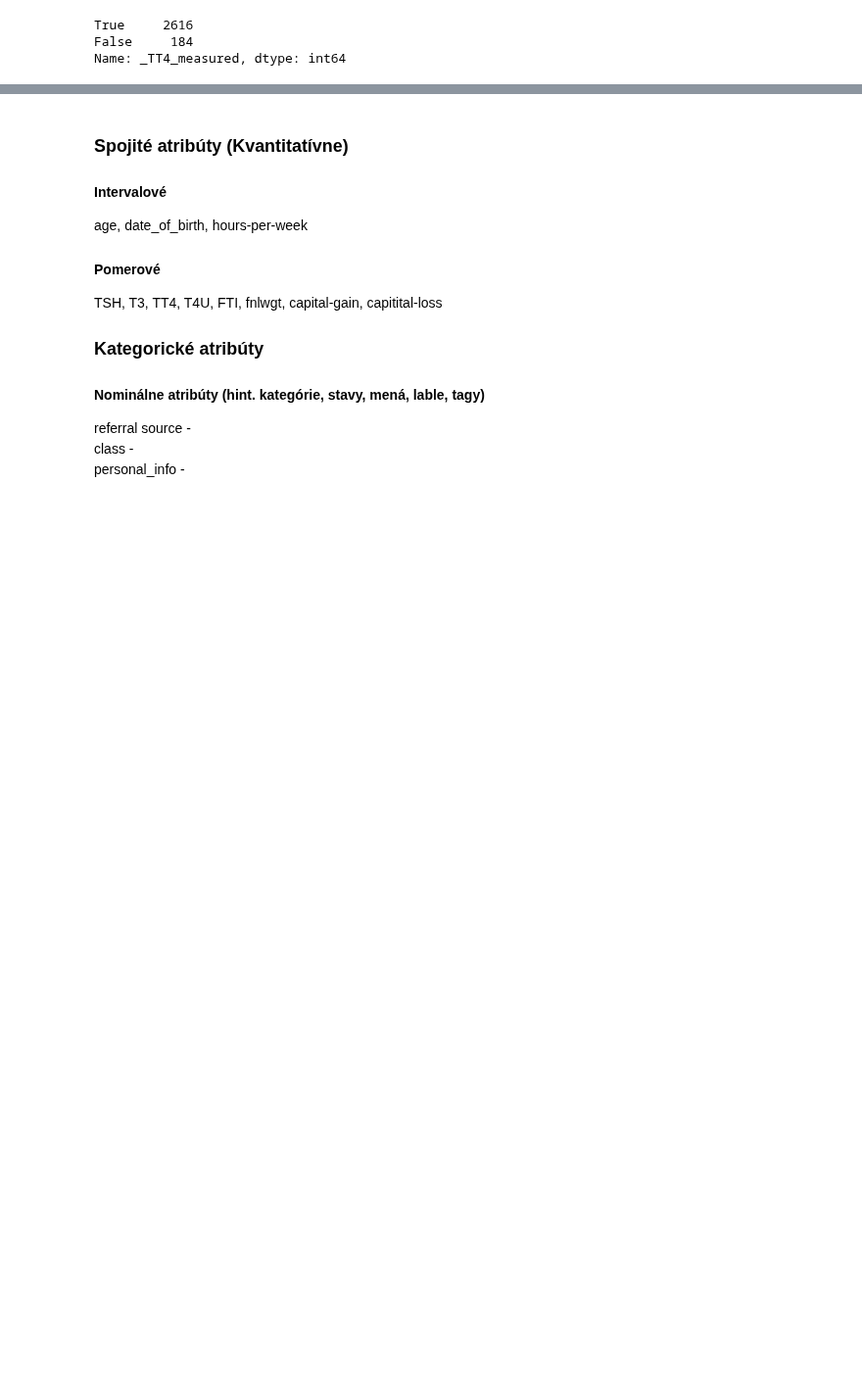
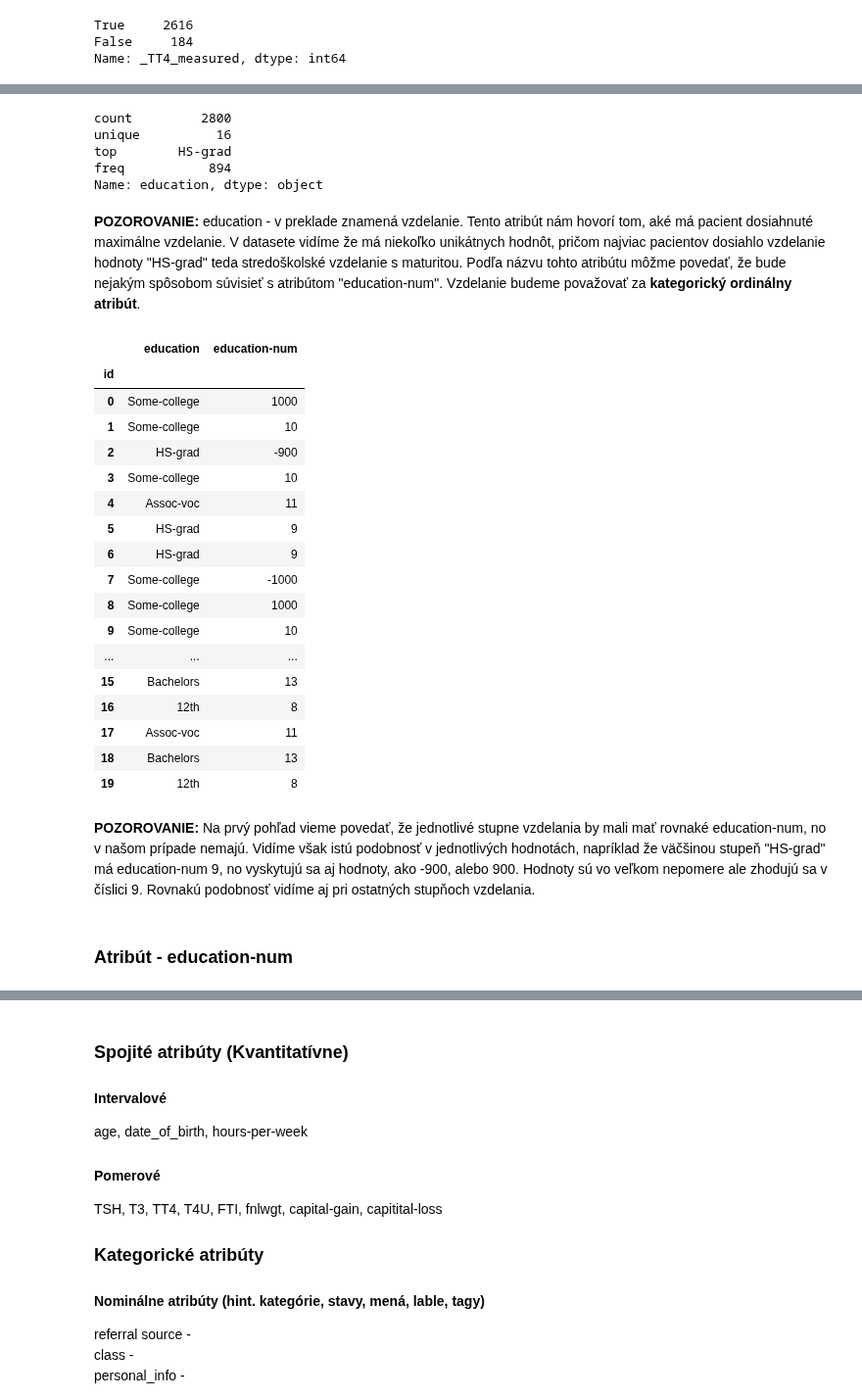
Before and after one commit to PeterJurkacek/IAU_2018_Jurkacek_Vyskoc, a Jupyter notebook: prieskumna_analyza.ipynb, the cells around one changed output, grey strips where cells are left out. Shown at 98% size. Cells and saved outputs as stored; diff of their text form; code cells hidden in the pictures; blank space fills up the shorter version.

```diff
--- a/prieskumna_analyza.ipynb
+++ b/prieskumna_analyza.ipynb
@@ -922,0 +971,5 @@ memory usage: 951.6+ KB
+# %%
+# Mapovanie True a False na hodnoty podľa toho ake si zvolíme
+column = '_FTI_measured'
+data[column] = data['FTI measured'].replace({'t': True, 'f': False})
+data[column].value_counts()
@@ -922,0 +1115,37 @@ memory usage: 951.6+ KB
+# %%
+# zistíme si základné charakteristiky záznamov
+data['education'].describe()
+# %% [output]
+count         2800
+unique          16
+top        HS-grad
+freq           894
+Name: education, dtype: object
+# %% [markdown]
+**POZOROVANIE:** education - v preklade znamená vzdelanie. Tento atribút nám hovorí tom, aké má pacient dosiahnuté maximálne vzdelanie. V datasete vidíme že má niekoľko unikátnych hodnôt, pričom najviac pacientov dosiahlo vzdelanie hodnoty "HS-grad" teda stredoškolské vzdelanie s maturitou. Podľa názvu tohto atribútu môžme povedať, že bude nejakým spôsobom súvisieť s atribútom "education-num". Vzdelanie budeme považovať za **kategorický ordinálny atribút**.
+# %%
+# pozrieme sa na stĺpce education a education-num
+data[['education', 'education-num']].head(20)
+# %% [output]
+|  | education | education-num |
+| id |  |  |
+| 0 | Some-college | 1000 |
+| 1 | Some-college | 10 |
+| 2 | HS-grad | -900 |
+| 3 | Some-college | 10 |
+| 4 | Assoc-voc | 11 |
+| 5 | HS-grad | 9 |
+| 6 | HS-grad | 9 |
+| 7 | Some-college | -1000 |
+| 8 | Some-college | 1000 |
+| 9 | Some-college | 10 |
+| ... | ... | ... |
+| 15 | Bachelors | 13 |
+| 16 | 12th | 8 |
+| 17 | Assoc-voc | 11 |
+| 18 | Bachelors | 13 |
+| 19 | 12th | 8 |
+# %% [markdown]
+**POZOROVANIE:** Na prvý pohľad vieme povedať, že jednotlivé stupne vzdelania by mali mať rovnaké education-num, no v našom prípade nemajú. Vidíme však istú podobnosť v jednotlivých hodnotách, napríklad že väčšinou stupeň "HS-grad" má education-num 9, no vyskytujú sa aj hodnoty, ako -900, alebo 900. Hodnoty sú vo veľkom nepomere ale zhodujú sa v číslici 9. Rovnakú podobnosť vidíme aj pri ostatných stupňoch vzdelania.
+# %% [markdown]
+### Atribút - education-num
```
Also changed, not shown: parts of 51 cells of this notebook, 2 other files.
